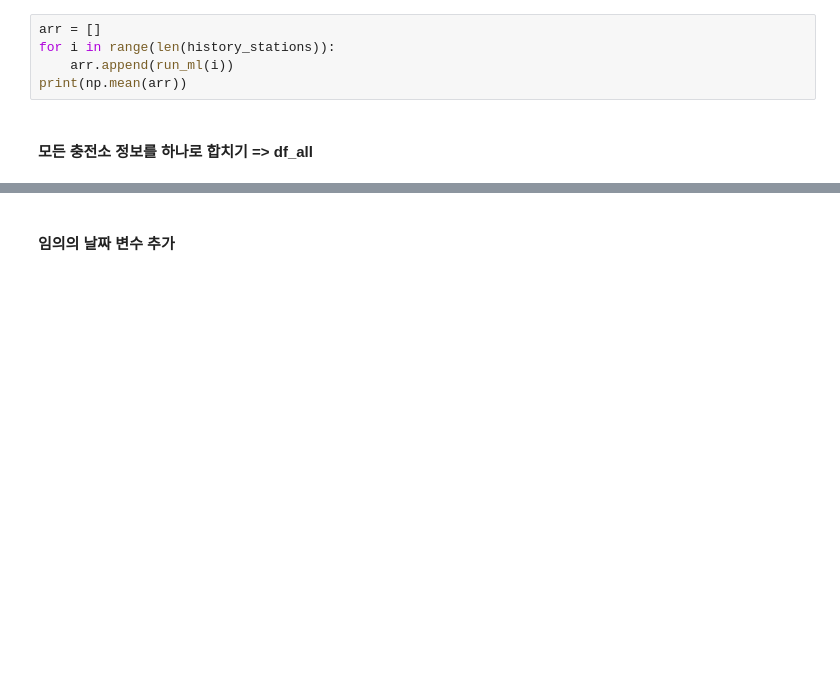
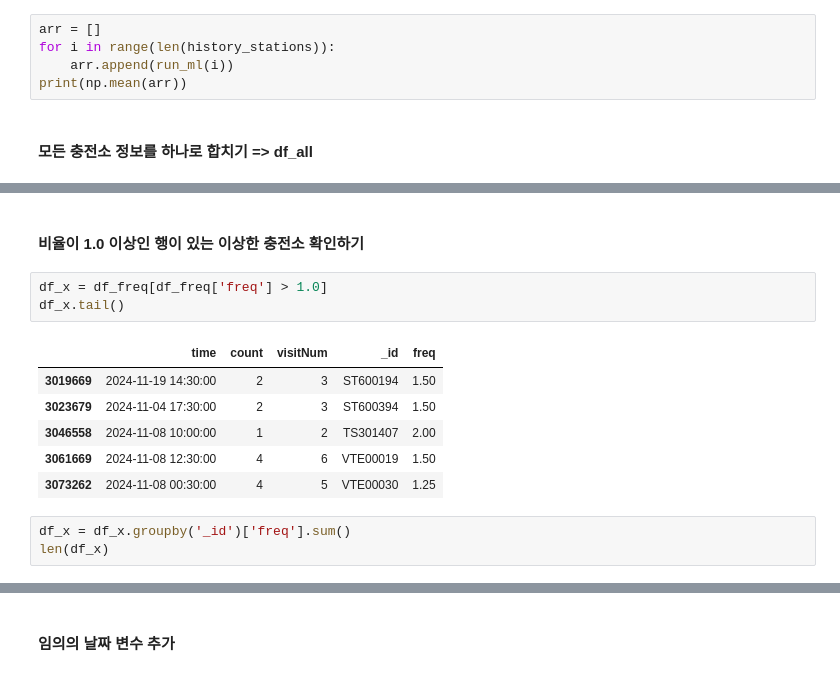
Before and after one commit to mandarinnn2/Grad_AI, a Jupyter notebook: final_grad.ipynb, the cells around one changed output, grey strips where cells are left out. Saved outputs shown, nothing was run; the diff lists cells and outputs as text; blank space fills up the shorter version.

```diff
--- a/final_grad.ipynb
+++ b/final_grad.ipynb
@@ -843,0 +889,15 @@ df_all.tail()
+# %% [markdown]
+#### 비율이 1.0 이상인 행이 있는 이상한 충전소 확인하기
+# %%
+df_x = df_freq[df_freq['freq'] > 1.0]
+df_x.tail()
+# %% [output]
+|  | time | count | visitNum | _id | freq |
+| 3019669 | 2024-11-19 14:30:00 | 2 | 3 | ST600194 | 1.50 |
+| 3023679 | 2024-11-04 17:30:00 | 2 | 3 | ST600394 | 1.50 |
+| 3046558 | 2024-11-08 10:00:00 | 1 | 2 | TS301407 | 2.00 |
+| 3061669 | 2024-11-08 12:30:00 | 4 | 6 | VTE00019 | 1.50 |
+| 3073262 | 2024-11-08 00:30:00 | 4 | 5 | VTE00030 | 1.25 |
+# %%
+df_x = df_x.groupby('_id')['freq'].sum()
+len(df_x)
```
Also changed, not shown: parts of 20 cells of this notebook.
